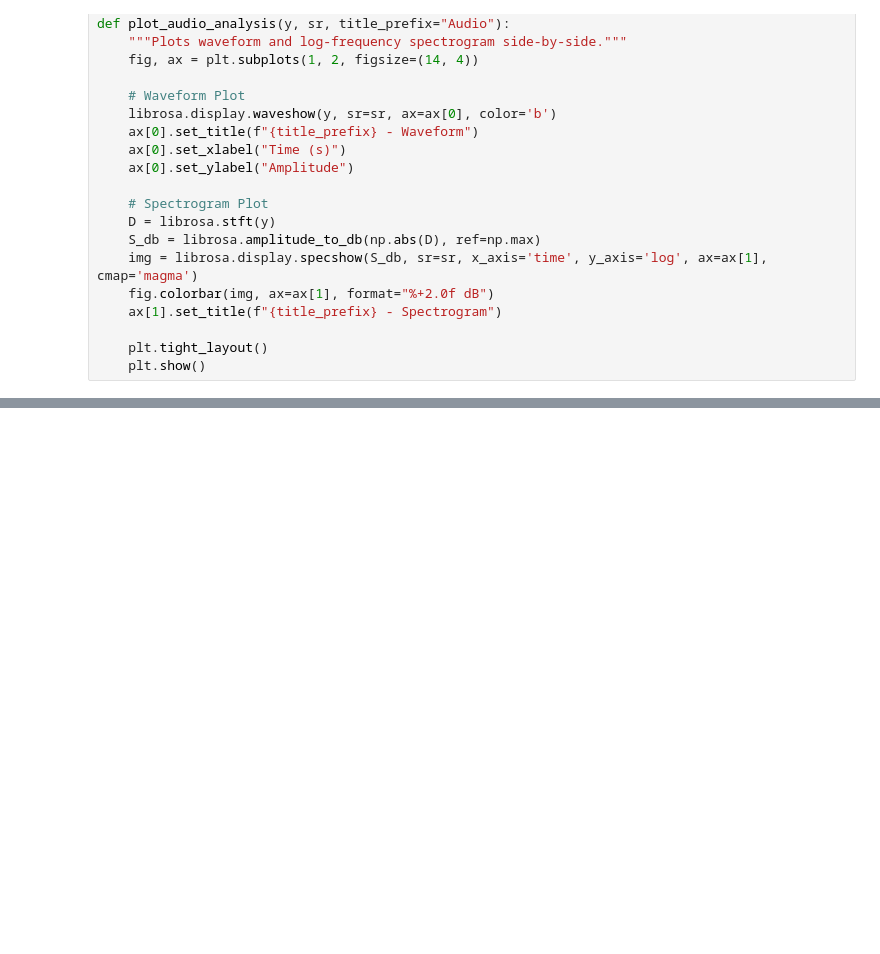
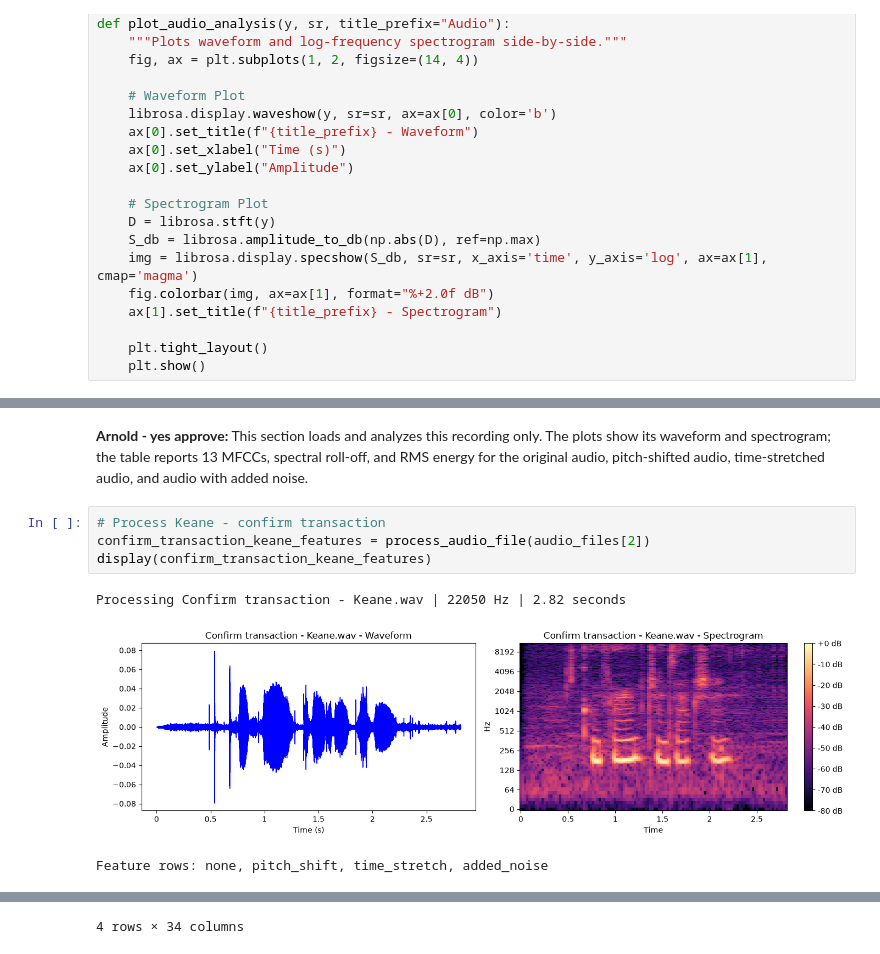
Before and after one commit to M-arnold-tech/Formative-2-Multimodal-Data-Preprocessing-Assignment-G19, a Jupyter notebook: Sound_Data_Collection_and_processing.ipynb, the cells around one changed output, grey strips where cells are left out. Saved outputs shown, nothing was run; the diff lists cells and outputs as text; blank space fills up the shorter version.

```diff
--- a/Sound_Data_Collection_and_processing.ipynb
+++ b/Sound_Data_Collection_and_processing.ipynb
@@ -375,0 +282,10 @@ Found 4 audio file(s) for processing...
+# %% [markdown]
+**Arnold - yes approve:** This section loads and analyzes this recording only. The plots show its waveform and spectrogram; the table reports 13 MFCCs, spectral roll-off, and RMS energy for the original audio, pitch-shifted audio, time-stretched audio, and audio with added noise.
+# %%
+# Process Keane - confirm transaction
+confirm_transaction_keane_features = process_audio_file(audio_files[2])
+display(confirm_transaction_keane_features)
+# %% [output]
+Processing Confirm transaction - Keane.wav | 22050 Hz | 2.82 seconds
+[figure, added]
+Feature rows: none, pitch_shift, time_stretch, added_noise
@@ -375,0 +297 @@ Found 4 audio file(s) for processing...
+4 rows × 34 columns
```
Also changed, not shown: parts of 22 cells of this notebook, 5 other files.
